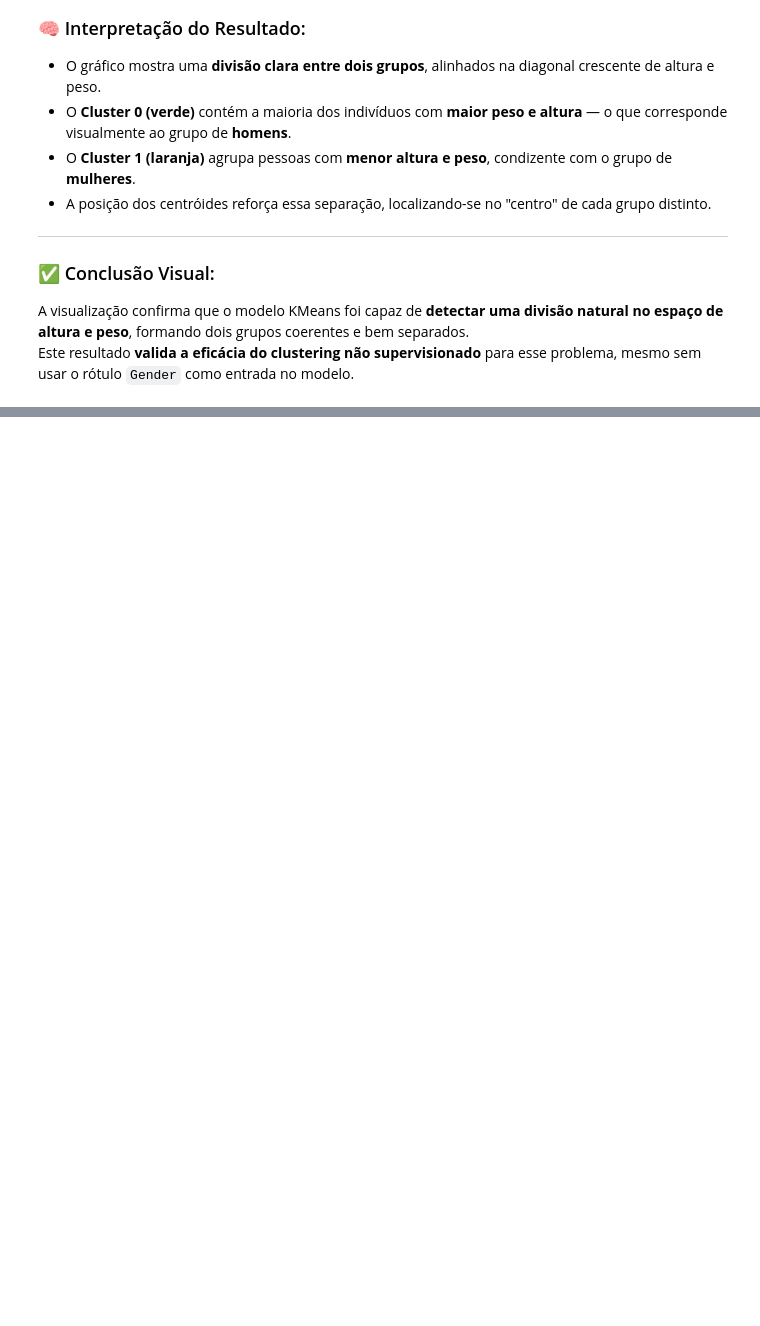
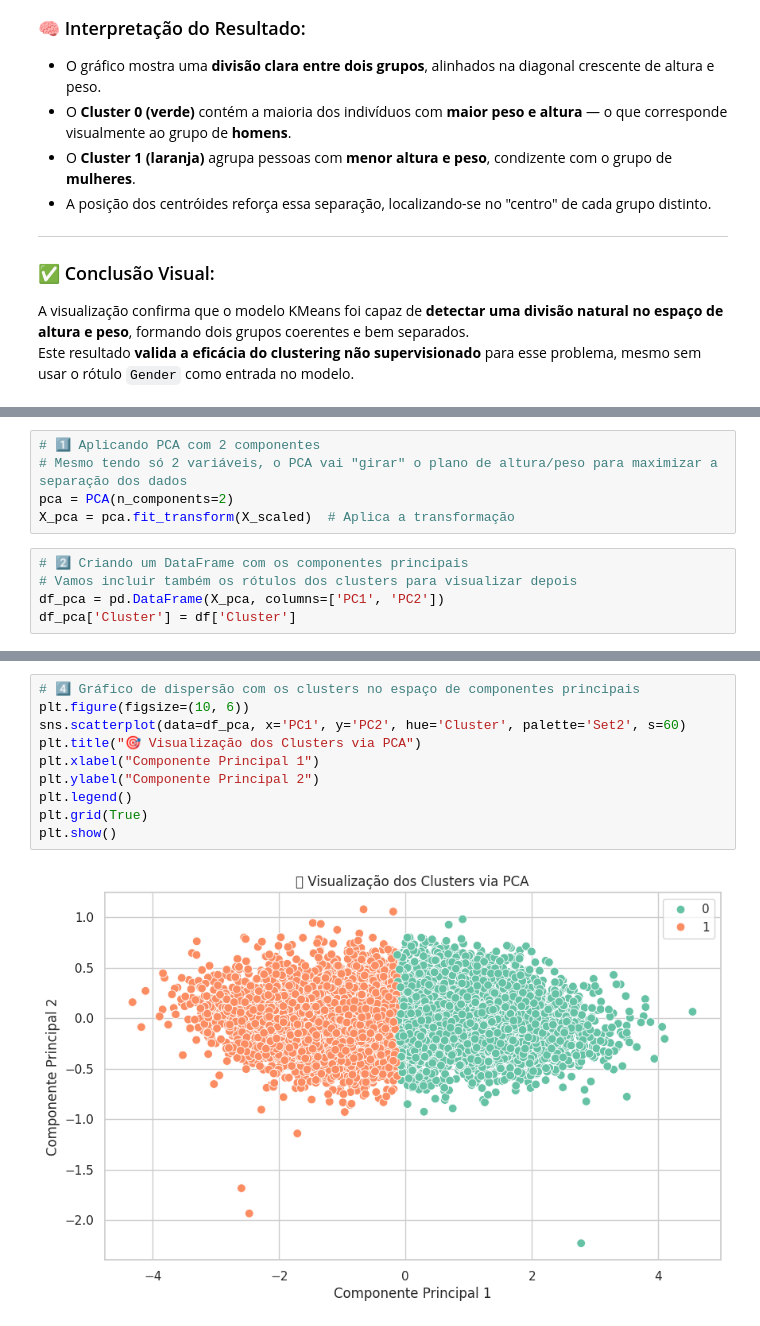
Before and after one commit to felipesayegg/Kmeans_Female_Male, a Jupyter notebook: CP2_Kmeans_CPA.ipynb, the cells around one changed output, grey strips where cells are left out. Saved outputs shown, nothing was run; the diff lists cells and outputs as text; blank space fills up the shorter version.

```diff
--- a/CP2_Kmeans_CPA.ipynb
+++ b/CP2_Kmeans_CPA.ipynb
@@ -611,0 +616,10 @@ Este resultado **valida a eficácia do clustering não supervisionado** para ess
+# %%
+# 1️⃣ Aplicando PCA com 2 componentes
+# Mesmo tendo só 2 variáveis, o PCA vai "girar" o plano de altura/peso para maximizar a separação dos dados
+pca = PCA(n_components=2)
+X_pca = pca.fit_transform(X_scaled)  # Aplica a transformação
+# %%
+# 2️⃣ Criando um DataFrame com os componentes principais
+# Vamos incluir também os rótulos dos clusters para visualizar depois
+df_pca = pd.DataFrame(X_pca, columns=['PC1', 'PC2'])
+df_pca['Cluster'] = df['Cluster']
@@ -611,0 +634,12 @@ Este resultado **valida a eficácia do clustering não supervisionado** para ess
+# %%
+# 4️⃣ Gráfico de dispersão com os clusters no espaço de componentes principais
+plt.figure(figsize=(10, 6))
+sns.scatterplot(data=df_pca, x='PC1', y='PC2', hue='Cluster', palette='Set2', s=60)
+plt.title("🎯 Visualização dos Clusters via PCA")
+plt.xlabel("Componente Principal 1")
+plt.ylabel("Componente Principal 2")
+plt.legend()
+plt.grid(True)
+plt.show()
+# %% [output]
+[figure, added]
```
Also changed, not shown: parts of 6 cells of this notebook.
